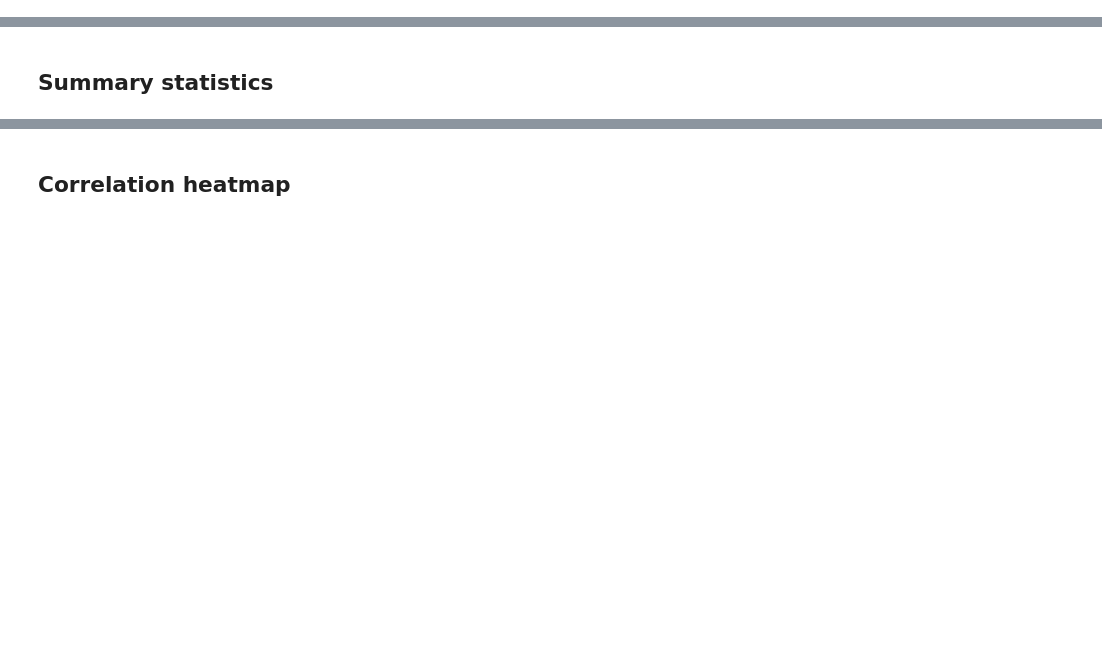
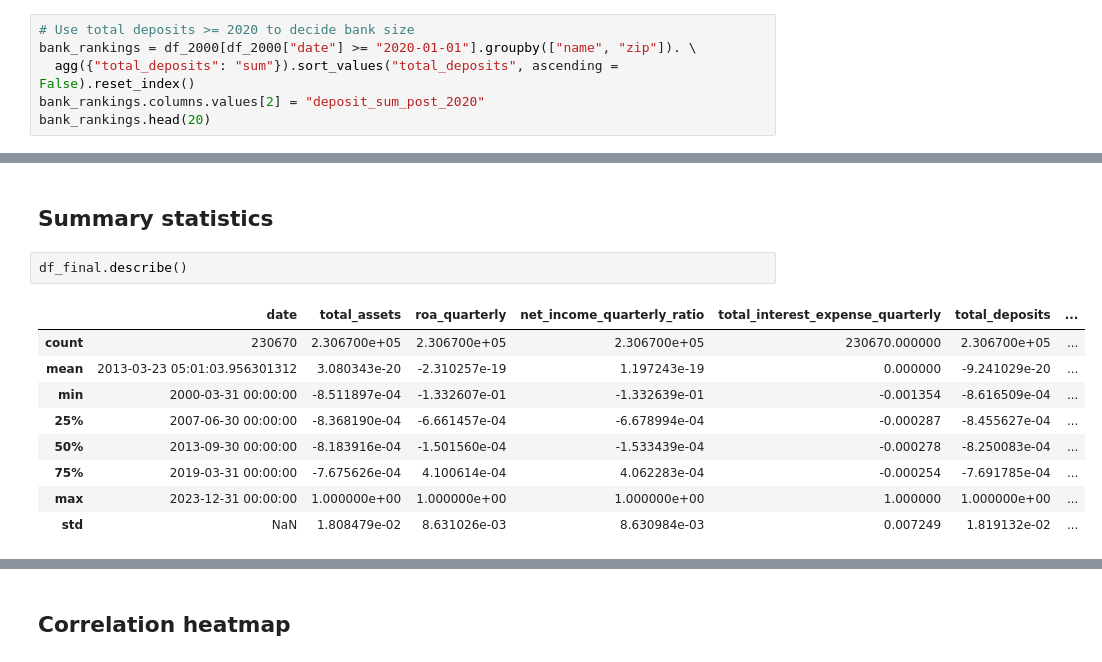
Before and after one commit to hughdingb58/deposit_size_prediction, a Jupyter notebook: main.ipynb, the cells around one changed output, grey strips where cells are left out. Saved outputs shown, nothing was run; the diff lists cells and outputs as text; blank space fills up the shorter version.

```diff
--- a/main.ipynb
+++ b/main.ipynb
@@ -215,0 +227,6 @@ dataset_full = financials
+# %%
+# Use total deposits >= 2020 to decide bank size
+bank_rankings = df_2000[df_2000["date"] >= "2020-01-01"].groupby(["name", "zip"]). \
+  agg({"total_deposits": "sum"}).sort_values("total_deposits", ascending = False).reset_index()
+bank_rankings.columns.values[2] = "deposit_sum_post_2020"
+bank_rankings.head(20)
@@ -216,3 +334,15 @@ dataset_full = financials
 # %% [markdown]
 <a id="explo-summary"></a>
 ## Summary statistics
+# %%
+df_final.describe()
+# %% [output]
+|  | date | total_assets | roa_quarterly | net_income_quarterly_ratio | total_interest_expense_quarterly | total_deposits | ... |
+| count | 230670 | 2.306700e+05 | 2.306700e+05 | 2.306700e+05 | 230670.000000 | 2.306700e+05 | ... |
+| mean | 2013-03-23 05:01:03.956301312 | 3.080343e-20 | -2.310257e-19 | 1.197243e-19 | 0.000000 | -9.241029e-20 | ... |
+| min | 2000-03-31 00:00:00 | -8.511897e-04 | -1.332607e-01 | -1.332639e-01 | -0.001354 | -8.616509e-04 | ... |
+| 25% | 2007-06-30 00:00:00 | -8.368190e-04 | -6.661457e-04 | -6.678994e-04 | -0.000287 | -8.455627e-04 | ... |
+| 50% | 2013-09-30 00:00:00 | -8.183916e-04 | -1.501560e-04 | -1.533439e-04 | -0.000278 | -8.250083e-04 | ... |
+| 75% | 2019-03-31 00:00:00 | -7.675626e-04 | 4.100614e-04 | 4.062283e-04 | -0.000254 | -7.691785e-04 | ... |
+| max | 2023-12-31 00:00:00 | 1.000000e+00 | 1.000000e+00 | 1.000000e+00 | 1.000000 | 1.000000e+00 | ... |
+| std | NaN | 1.808479e-02 | 8.631026e-03 | 8.630984e-03 | 0.007249 | 1.819132e-02 | ... |
```
Also changed, not shown: parts of 19 cells of this notebook, 1 other file.
